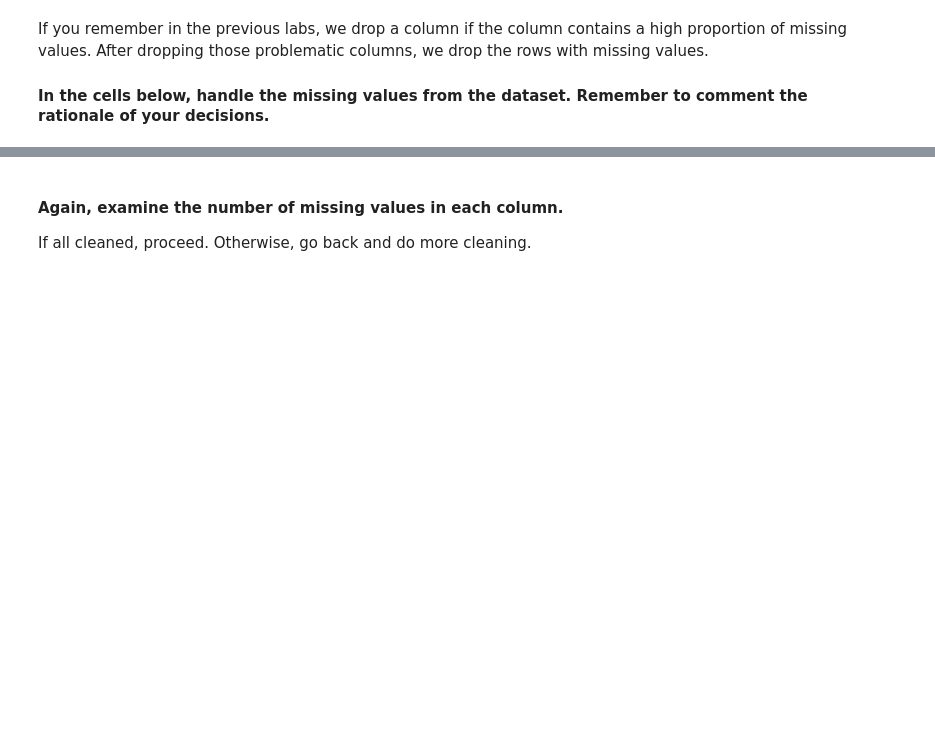
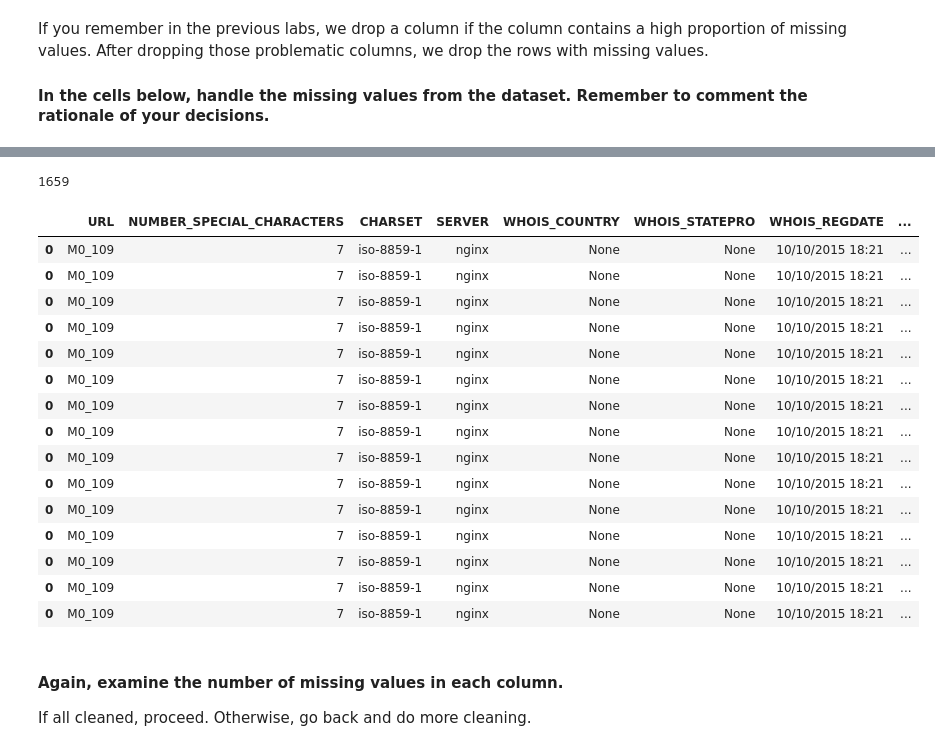
Before and after one commit to ta-data-remote/lab-supervised-learning, a Jupyter notebook: your-code/main.ipynb, the cells around one changed output, grey strips where cells are left out. Drawn from its saved outputs; the diff is of its cells as text; code cells hidden in the pictures; blank space fills up the shorter version.

```diff
--- a/your-code/main.ipynb
+++ b/your-code/main.ipynb
@@ -144,0 +204,2 @@ dtype: int64
+# %%
+web2.drop("CONTENT_LENGTH", inplace=True, axis=1)
@@ -144,0 +217,2 @@ dtype: int64
+# %%
+web2.drop(web2.loc[web2["SERVER"].isnull()].index[0], axis=0, inplace=True)
@@ -144,0 +226,4 @@ dtype: int64
+# %%
+web2.loc[web2["DNS_QUERY_TIMES"].isnull()].index[0]
+# %% [output]
+1659
@@ -145,3 +232,23 @@ dtype: int64
+# %%
+#I see already that the catergorical variables have null values as well
+web2.loc[web2.isnull().sum()]
+# %% [output]
+|  | URL | NUMBER_SPECIAL_CHARACTERS | CHARSET | SERVER | WHOIS_COUNTRY | WHOIS_STATEPRO | WHOIS_REGDATE | ... |
+| 0 | M0_109 | 7 | iso-8859-1 | nginx | None | None | 10/10/2015 18:21 | ... |
+| 0 | M0_109 | 7 | iso-8859-1 | nginx | None | None | 10/10/2015 18:21 | ... |
+| 0 | M0_109 | 7 | iso-8859-1 | nginx | None | None | 10/10/2015 18:21 | ... |
+| 0 | M0_109 | 7 | iso-8859-1 | nginx | None | None | 10/10/2015 18:21 | ... |
+| 0 | M0_109 | 7 | iso-8859-1 | nginx | None | None | 10/10/2015 18:21 | ... |
+| 0 | M0_109 | 7 | iso-8859-1 | nginx | None | None | 10/10/2015 18:21 | ... |
+| 0 | M0_109 | 7 | iso-8859-1 | nginx | None | None | 10/10/2015 18:21 | ... |
+| 0 | M0_109 | 7 | iso-8859-1 | nginx | None | None | 10/10/2015 18:21 | ... |
+| 0 | M0_109 | 7 | iso-8859-1 | nginx | None | None | 10/10/2015 18:21 | ... |
+| 0 | M0_109 | 7 | iso-8859-1 | nginx | None | None | 10/10/2015 18:21 | ... |
+| 0 | M0_109 | 7 | iso-8859-1 | nginx | None | None | 10/10/2015 18:21 | ... |
+| 0 | M0_109 | 7 | iso-8859-1 | nginx | None | None | 10/10/2015 18:21 | ... |
+| 0 | M0_109 | 7 | iso-8859-1 | nginx | None | None | 10/10/2015 18:21 | ... |
+| 0 | M0_109 | 7 | iso-8859-1 | nginx | None | None | 10/10/2015 18:21 | ... |
+| 0 | M0_109 | 7 | iso-8859-1 | nginx | None | None | 10/10/2015 18:21 | ... |
 # %% [markdown]
 #### Again, examine the number of missing values in each column.
 
```
Also changed, not shown: parts of 104 cells of this notebook.
